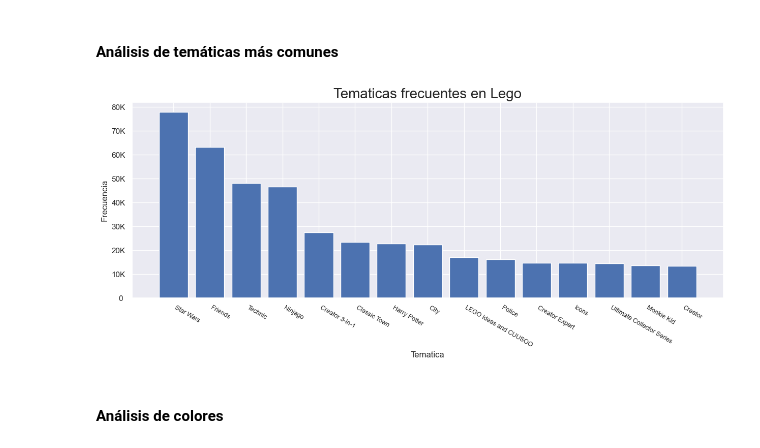
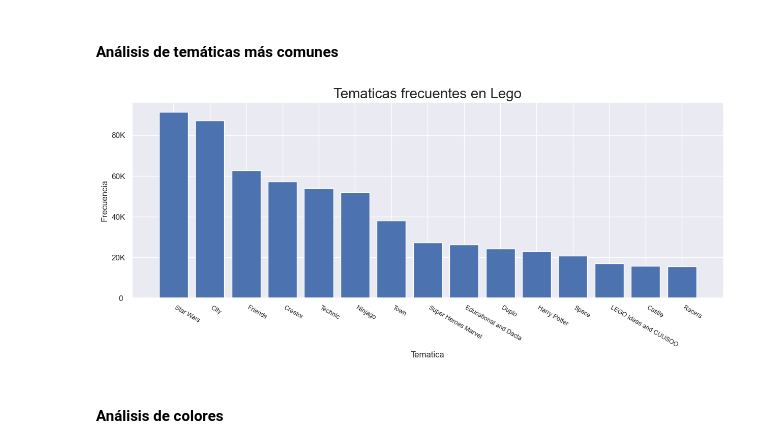
Before and after one commit to BenjaSar/AdD, a Jupyter notebook: TP_Integrador_AdD.ipynb, the cells around one changed output. Cells and saved outputs as stored; diff of their text form; code cells hidden in the pictures.

Commit message:
Actualizacion dataframe
Se actualizo dataframe teniendo en cuenta el parent id

```diff
--- a/TP_Integrador_AdD.ipynb
+++ b/TP_Integrador_AdD.ipynb
@@ -207,0 +227,15 @@ dtype: int64
+# %%
+D = {}
+for i , j in zip(themes[themes['parent_id'].isnull()]['id'], themes[themes['parent_id'].isnull()]['name']):
+    D[i] = j
+themes1 = themes.copy()
+themes1['parent_id'] = themes1['parent_id'].fillna(0)
+themes1['parent_id'] = themes1['parent_id'].astype('int64')
+names = themes1['name'].copy()
+themes1['names1'] = names
+themes1
+
+for i, j in D.items():
+    themes1.loc[themes1['parent_id'] == i, 'names1'] = j
+
+themes1
@@ -436,6 +510,6 @@ plt.show()
 ## ¿Existe alguna asociación entre los colores y las temáticas?
 # %%
 #Change names of the columns 'id' and 'name' for 'theme_id' and 'theme_name' in the themes set
-themes.rename(columns = {'id':'theme_id', 'name':'theme_name'}, inplace = True)
-themes.head()
+themes1.rename(columns = {'id':'theme_id', 'name':'theme_name'}, inplace = True)
+themes1.head()
 # %% [output]
@@ -448,5 +522,5 @@ themes.head()
 # %%
 #Merge the datasets 'sets' with 'themes' by the column "theme_id" in the set 'sets_themes'
-sets_themes = pd.merge(sets, themes, on="theme_id")
+sets_themes = pd.merge(sets, themes1, on="theme_id")
 sets_themes
 # %% [output]
@@ -944,17 +1020,17 @@ plt.show()
 # %% [markdown]
 #### Análisis de temáticas más comunes
 # %%
-fq_theme_name = pd.value_counts(result_part_colorS['theme_name'])[:15]
+fq_theme_name = pd.value_counts(result_part_colorS['names1'])[:15]
 fig, ax = plt.subplots(figsize=(15,5))
 ax.bar(fq_theme_name.index, fq_theme_name.values,  align='center')
 ax.set_xlabel('Tematica')
 ax.set_ylabel('Frecuencia')
 ax.yaxis.set_major_formatter(plt.FuncFormatter(format_func))
 plt.setp(ax.get_xticklabels(), fontsize=9, rotation=330, ha='left')
 ax.set_title("Tematicas frecuentes en Lego", fontsize = 20)
 plt.show()
 # %% [output]
-[figure, old version]
+[figure, new version]
 # %% [markdown]
 #### Análisis de colores
 # %%
```
Also changed, not shown: parts of 42 cells of this notebook.
